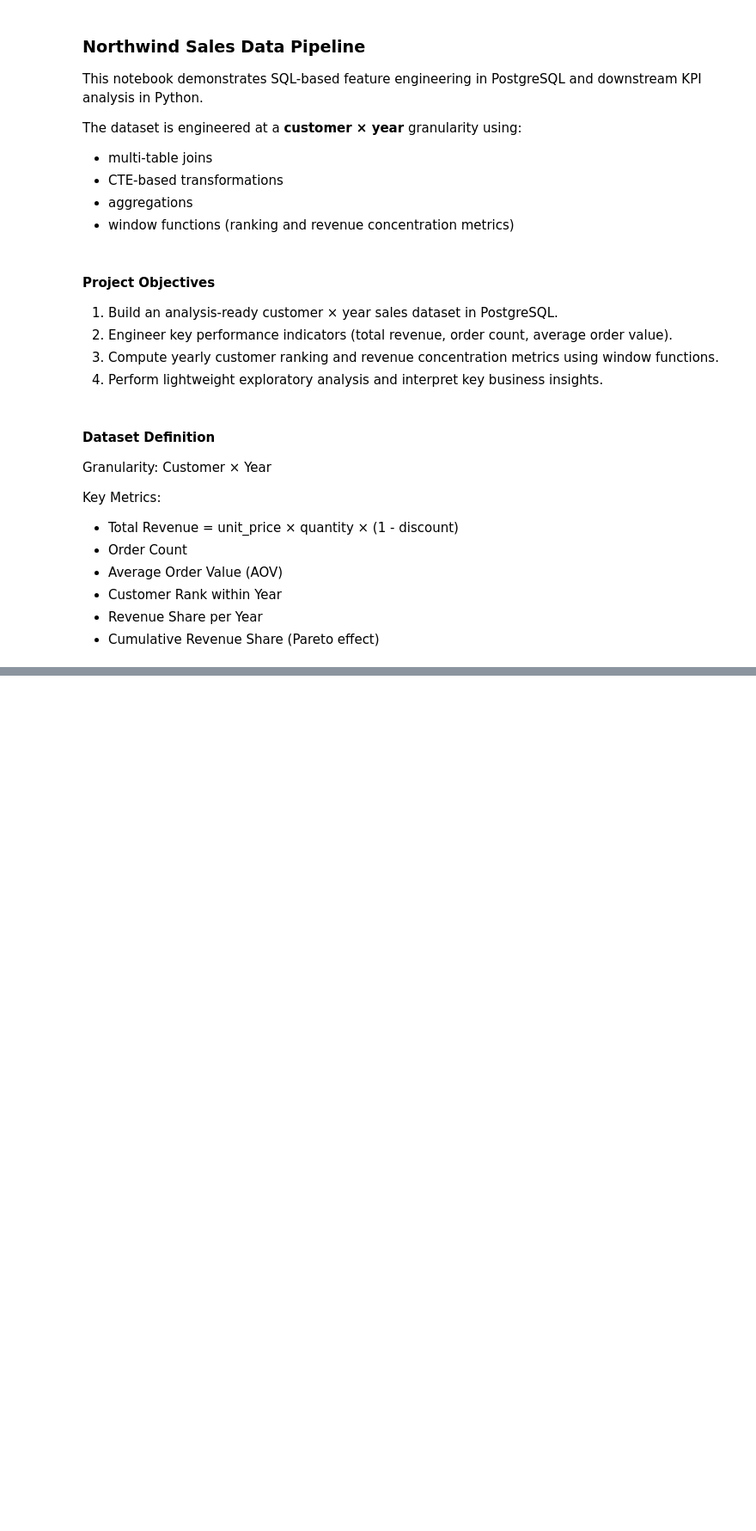
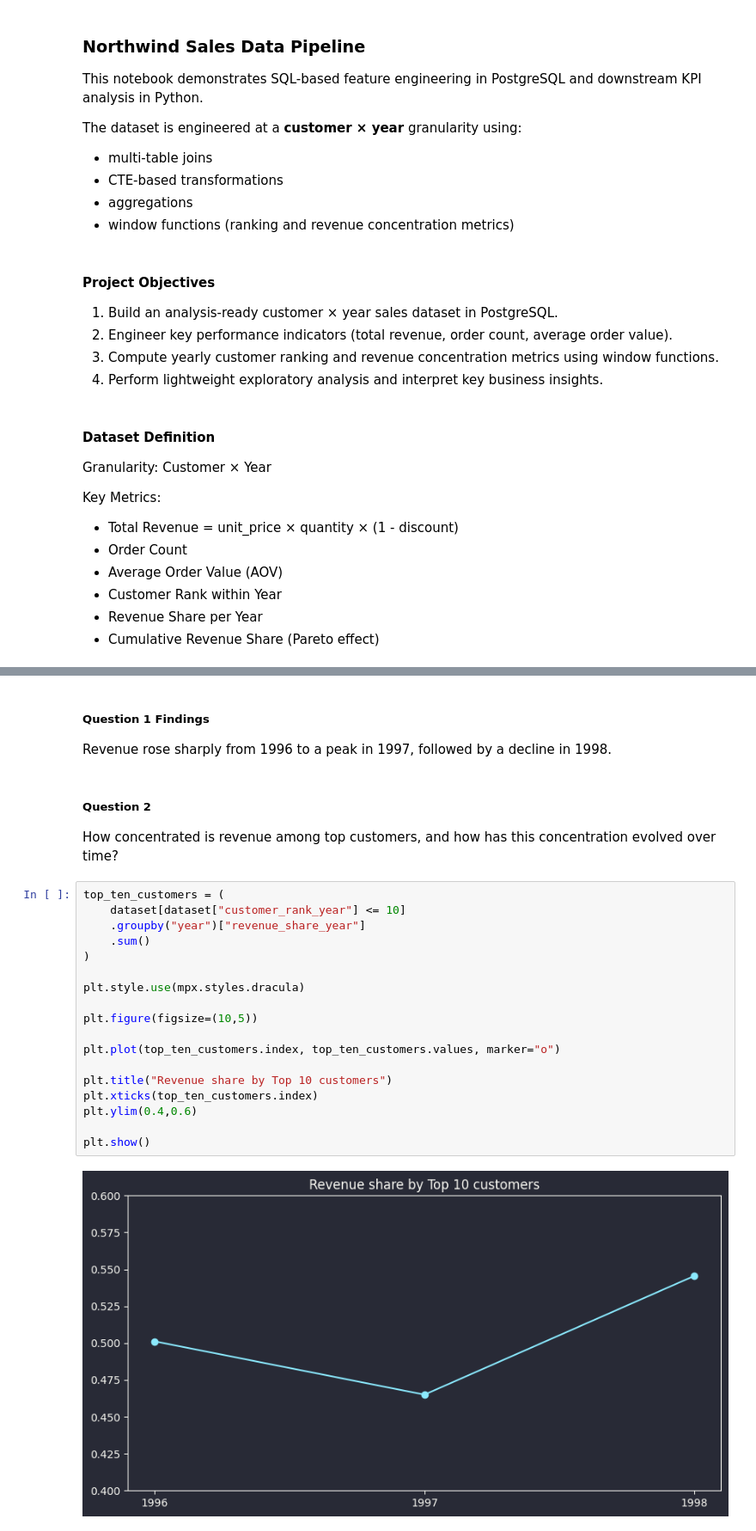
Before and after one commit to pzahorsky/northwind-sales-data-pipeline, a Jupyter notebook: notebook/sales_data_pipeline.ipynb, the cells around one changed output, grey strips where cells are left out. Shown at 86% size. Drawn from its saved outputs; the diff is of its cells as text; blank space fills up the shorter version.

```diff
--- a/notebook/sales_data_pipeline.ipynb
+++ b/notebook/sales_data_pipeline.ipynb
@@ -51,0 +127,26 @@ SQL length: 769
+# %% [markdown]
+##### Question 1 Findings
+Revenue rose sharply from 1996 to a peak in 1997, followed by a decline in 1998.
+# %% [markdown]
+##### Question 2
+How concentrated is revenue among top customers, and how has this concentration evolved over time?
+# %%
+top_ten_customers = (
+    dataset[dataset["customer_rank_year"] <= 10]
+    .groupby("year")["revenue_share_year"]
+    .sum()
+)
+
+plt.style.use(mpx.styles.dracula)
+
+plt.figure(figsize=(10,5))
+
+plt.plot(top_ten_customers.index, top_ten_customers.values, marker="o")
+
+plt.title("Revenue share by Top 10 customers")
+plt.xticks(top_ten_customers.index)
+plt.ylim(0.4,0.6)
+
+plt.show()
+# %% [output]
+[figure, added]
```
Also changed, not shown: parts of 11 cells of this notebook, 2 other files.
